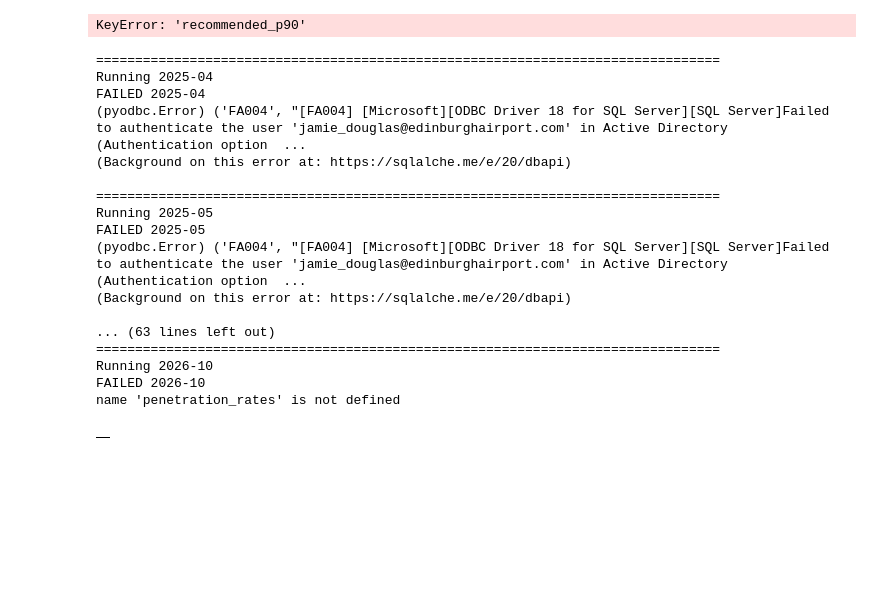
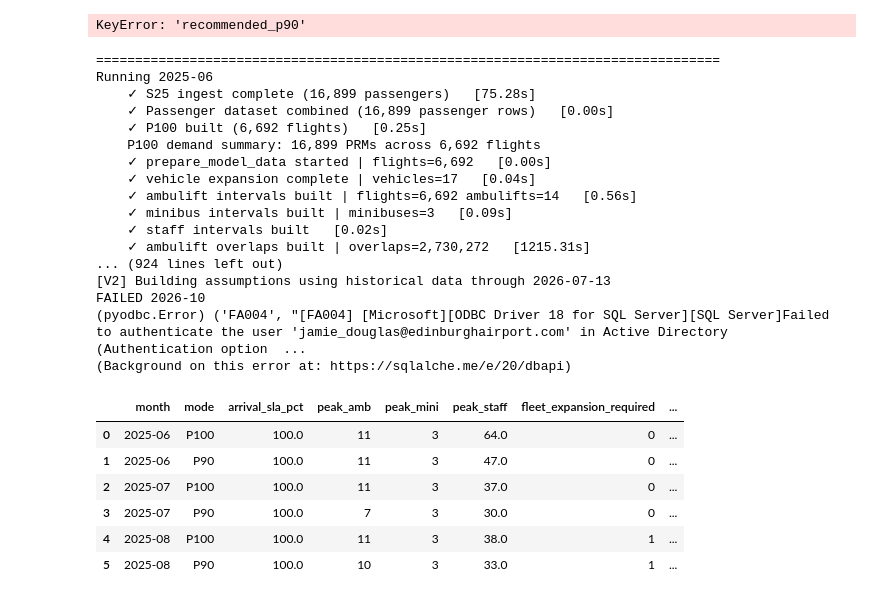
Before and after one commit to jamie-douglas/EDI_airport_analytics, a Jupyter notebook: notebooks/minibus_optimsation_v2.ipynb, the cells around one changed output. Cells and saved outputs as stored; diff of their text form; code cells hidden in the pictures; blank space fills up the shorter version.

Commit message:
output, and debugging for multiple vehicles/trips when not needed

```diff
--- a/notebooks/minibus_optimsation_v2.ipynb
+++ b/notebooks/minibus_optimsation_v2.ipynb
@@ -52,7 +52,7 @@ config = OptimiserConfig(
     staff_mini=2,
     staff_per_prm_push=1,
     max_future_copies_per_model=5,
-    solver_relative_gap=-0.01,
+    solver_relative_gap=0.005,
 )
 # %%
 results = run_s25_s26_v2(
@@ -160,8 +160,6 @@ import pandas as pd
 
 
 MONTHS_TO_RUN = [
-    (2025, 4),
-    (2025, 5),
     (2025, 6),
     (2025, 7),
     (2025, 8),
@@ -452,45 +450,51 @@ for year, month in MONTHS_TO_RUN:
     except Exception as e:
 
         print(
             f"FAILED {month_start:%Y-%m}"
         )
 
         print(e)
 
         # Save progress even if a month fails
 
         pd.DataFrame(
             monthly_rows
         ).to_excel(
             monthly_dir /
             "monthly_summary.xlsx",
             index=False,
         )
 
         continue
 
 
 monthly_summary = pd.DataFrame(
     monthly_rows
 )
 
 monthly_summary
 # %% [output]
 ================================================================================
-Running 2025-04
-FAILED 2025-04
+Running 2025-06
+    ✓ S25 ingest complete (16,899 passengers)   [75.28s]
+    ✓ Passenger dataset combined (16,899 passenger rows)   [0.00s]
+    ✓ P100 built (6,692 flights)   [0.25s]
+    P100 demand summary: 16,899 PRMs across 6,692 flights
+    ✓ prepare_model_data started | flights=6,692   [0.00s]
+    ✓ vehicle expansion complete | vehicles=17   [0.04s]
+    ✓ ambulift intervals built | flights=6,692 ambulifts=14   [0.56s]
+    ✓ minibus intervals built | minibuses=3   [0.09s]
+    ✓ staff intervals built   [0.02s]
+    ✓ ambulift overlaps built | overlaps=2,730,272   [1215.31s]
+... (924 lines left out)
+[V2] Building assumptions using historical data through 2026-07-13
+FAILED 2026-10
 (pyodbc.Error) ('FA004', "[FA004] [Microsoft][ODBC Driver 18 for SQL Server][SQL Server]Failed to authenticate the user 'jamie_douglas@edinburghairport.com' in Active Directory (Authentication option  ...
 (Background on this error at: https://sqlalche.me/e/20/dbapi)
-
-================================================================================
-Running 2025-05
-FAILED 2025-05
-(pyodbc.Error) ('FA004', "[FA004] [Microsoft][ODBC Driver 18 for SQL Server][SQL Server]Failed to authenticate the user 'jamie_douglas@edinburghairport.com' in Active Directory (Authentication option  ...
-(Background on this error at: https://sqlalche.me/e/20/dbapi)
-
-... (63 lines left out)
-================================================================================
-Running 2026-10
-FAILED 2026-10
-name 'penetration_rates' is not defined
-|  |
+|  | month | mode | arrival_sla_pct | peak_amb | peak_mini | peak_staff | fleet_expansion_required | ... |
+| 0 | 2025-06 | P100 | 100.0 | 11 | 3 | 64.0 | 0 | ... |
+| 1 | 2025-06 | P90 | 100.0 | 11 | 3 | 47.0 | 0 | ... |
+| 2 | 2025-07 | P100 | 100.0 | 11 | 3 | 37.0 | 0 | ... |
+| 3 | 2025-07 | P90 | 100.0 | 7 | 3 | 30.0 | 0 | ... |
+| 4 | 2025-08 | P100 | 100.0 | 11 | 3 | 38.0 | 1 | ... |
+| 5 | 2025-08 | P90 | 100.0 | 10 | 3 | 33.0 | 1 | ... |
```
Also changed, not shown: parts of 1 cell of this notebook, 16 other files.
